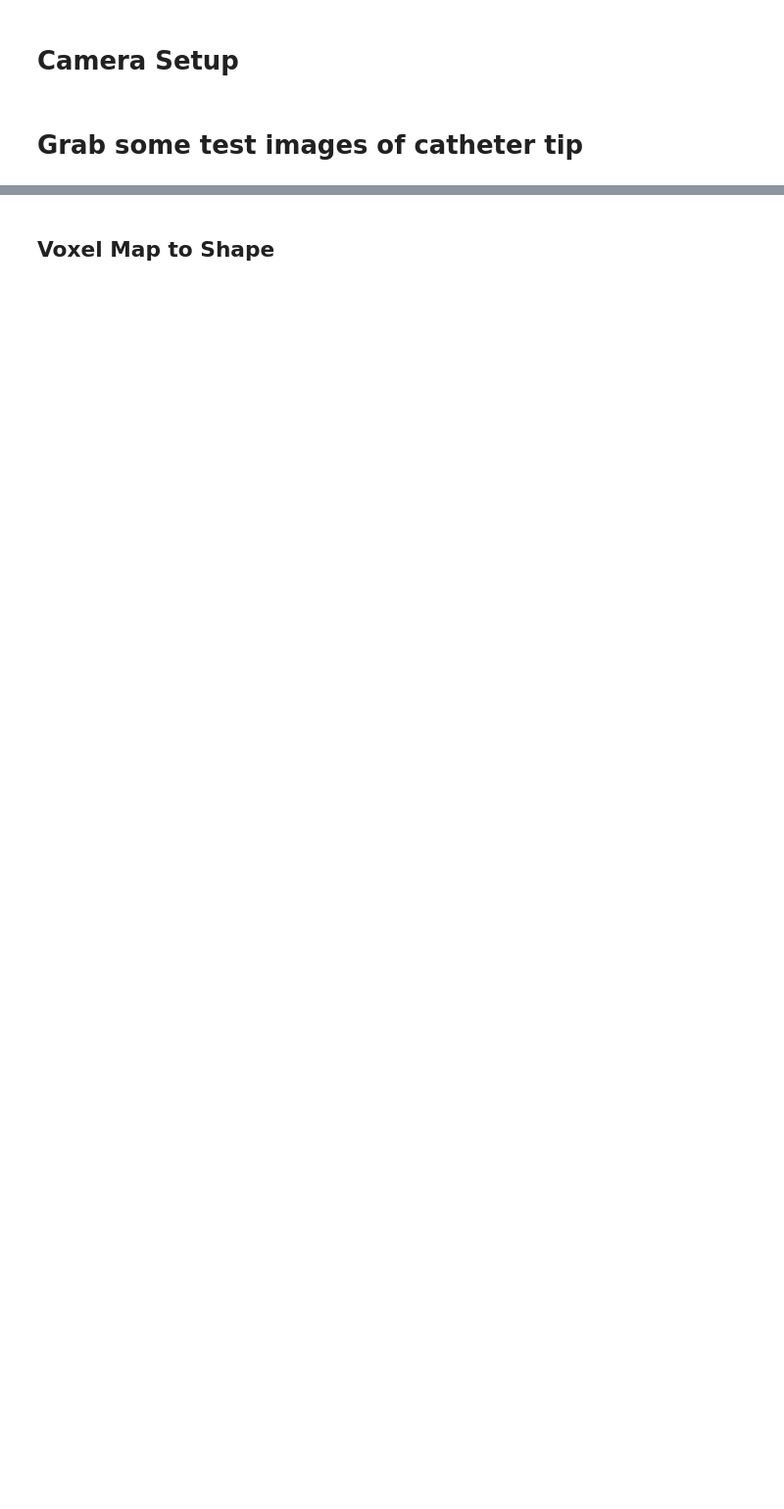
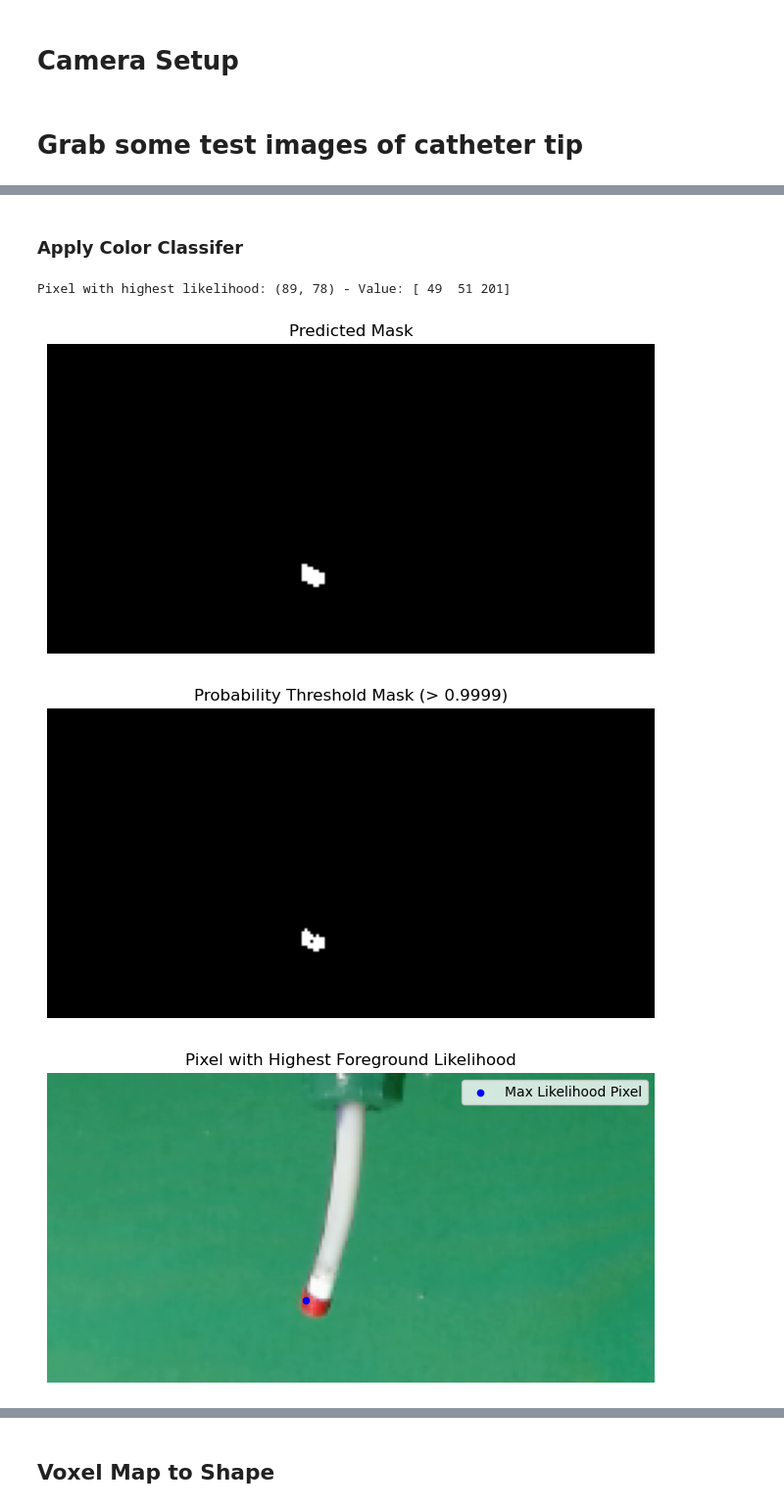
Before and after one commit to jasonkglim/Catheter-Perception, a Jupyter notebook: scripts/catheter_pose_estimation.ipynb, the cells around one changed output, grey strips where cells are left out. Shown at 98% size. Saved outputs shown, nothing was run; the diff lists cells and outputs as text; code cells hidden in the pictures; blank space fills up the shorter version.

Commit message:
trying to improve pixel color classifier

```diff
--- a/scripts/catheter_pose_estimation.ipynb
+++ b/scripts/catheter_pose_estimation.ipynb
@@ -222,0 +669,50 @@ for cam_num, (img0_path, img1_path) in enumerate(zip(cam0_img_path, cam1_img_pat
+# %% [markdown]
+### Apply Color Classifer
+# %%
+# Load image
+test_image = cv2.imread("../tip_pose_images/cam0_1.png")
+
+test_image = test_image[box0[1]:box0[3], box0[0]:box0[2]] # Crop for prediction
+image_reshaped = test_image.reshape((-1, 3))
+prediction = model.predict(image_reshaped)
+mask = prediction.reshape((test_image.shape[0], test_image.shape[1]))
+
+
+# Get the probability estimates for the foreground class (class 1)
+proba = model.predict_proba(image_reshaped)[:, 1]
+max_idx = np.argmax(proba)
+max_y, max_x = np.unravel_index(max_idx, (test_image.shape[0], test_image.shape[1]))
+print(f"Pixel with highest likelihood: ({max_x}, {max_y}) - Value: {test_image[max_y, max_x]}")\
+# Compute a mask based on probability thresholding
+prob_threshold = 0.9999
+proba_image = proba.reshape(test_image.shape[:2])
+prob_mask = (proba_image > prob_threshold).astype(np.uint8) * 255
+
+
+# Visualize the point with the highest likelihood
+import matplotlib.pyplot as plt
+
+plt.figure(figsize=(8, 6))
+plt.title('Predicted Mask')
+plt.imshow(mask, cmap='gray')
+plt.axis('off')
+plt.show()
+
+plt.figure(figsize=(8, 6))
+plt.title(f'Probability Threshold Mask (> {prob_threshold})')
+plt.imshow(prob_mask, cmap='gray')
+plt.axis('off')
+plt.show()
+
+plt.figure(figsize=(8, 6))
+plt.imshow(cv2.cvtColor(test_image, cv2.COLOR_BGR2RGB))
+plt.scatter([max_x], [max_y], color='blue', s=20, label='Max Likelihood Pixel')
+plt.title('Pixel with Highest Foreground Likelihood')
+plt.legend()
+plt.axis('off')
+plt.show()
+# %% [output]
+Pixel with highest likelihood: (89, 78) - Value: [ 49  51 201]
+[figure, added]
+[figure, added]
+[figure, added]
```
Also changed, not shown: parts of 40 cells of this notebook, 20 other files.
